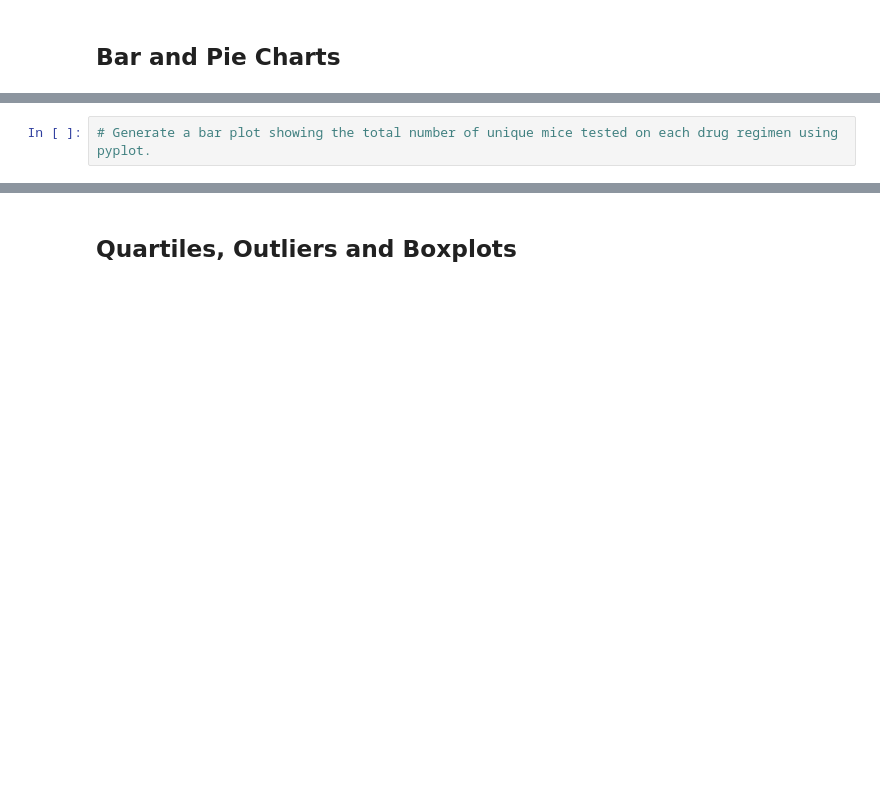
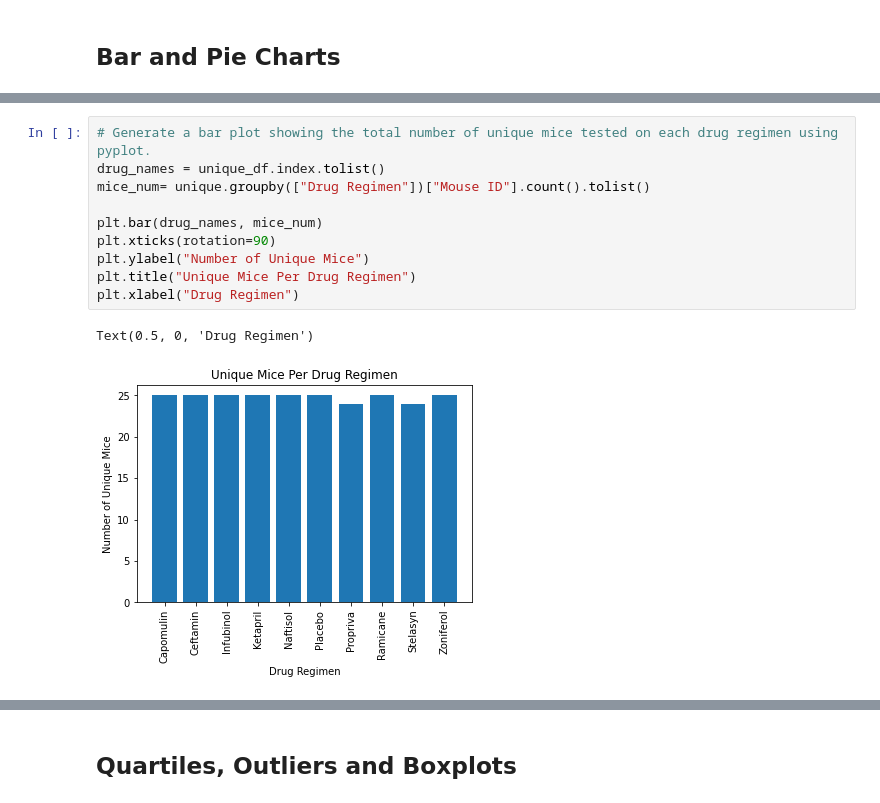
Before and after one commit to chris-inalsingh/Matplotlib-challenge, a Jupyter notebook: Pymaceuticals/pymaceuticals.ipynb, the cells around one changed output, grey strips where cells are left out. Cells and saved outputs as stored; diff of their text form; blank space fills up the shorter version.

```diff
--- a/Pymaceuticals/pymaceuticals.ipynb
+++ b/Pymaceuticals/pymaceuticals.ipynb
@@ -158,2 +160,13 @@ KeyError: 'Drug Regimen'
 # %%
 # Generate a bar plot showing the total number of unique mice tested on each drug regimen using pyplot.
+drug_names = unique_df.index.tolist()
+mice_num= unique.groupby(["Drug Regimen"])["Mouse ID"].count().tolist()
+
+plt.bar(drug_names, mice_num)
+plt.xticks(rotation=90)
+plt.ylabel("Number of Unique Mice")
+plt.title("Unique Mice Per Drug Regimen")
+plt.xlabel("Drug Regimen")
+# %% [output]
+Text(0.5, 0, 'Drug Regimen')
+[figure, added]
```
Also changed, not shown: parts of 22 cells of this notebook.
